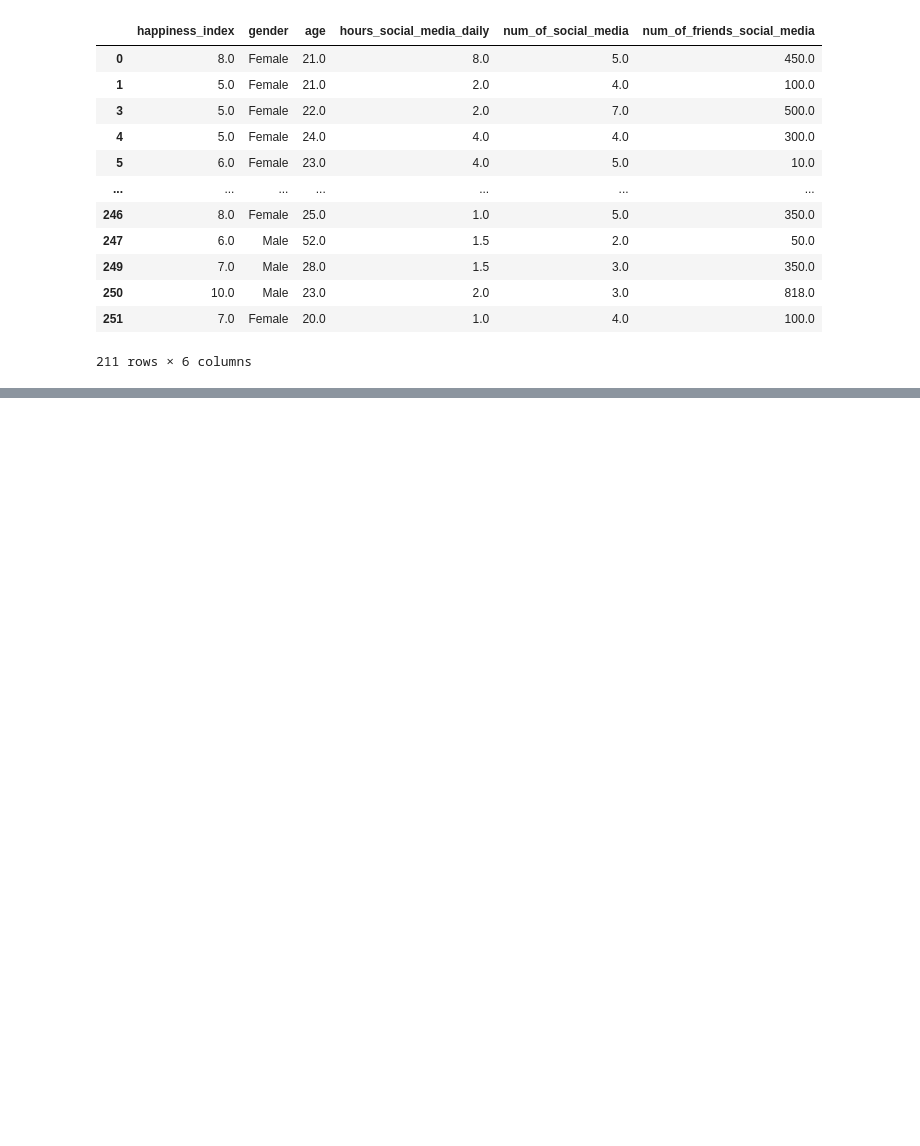
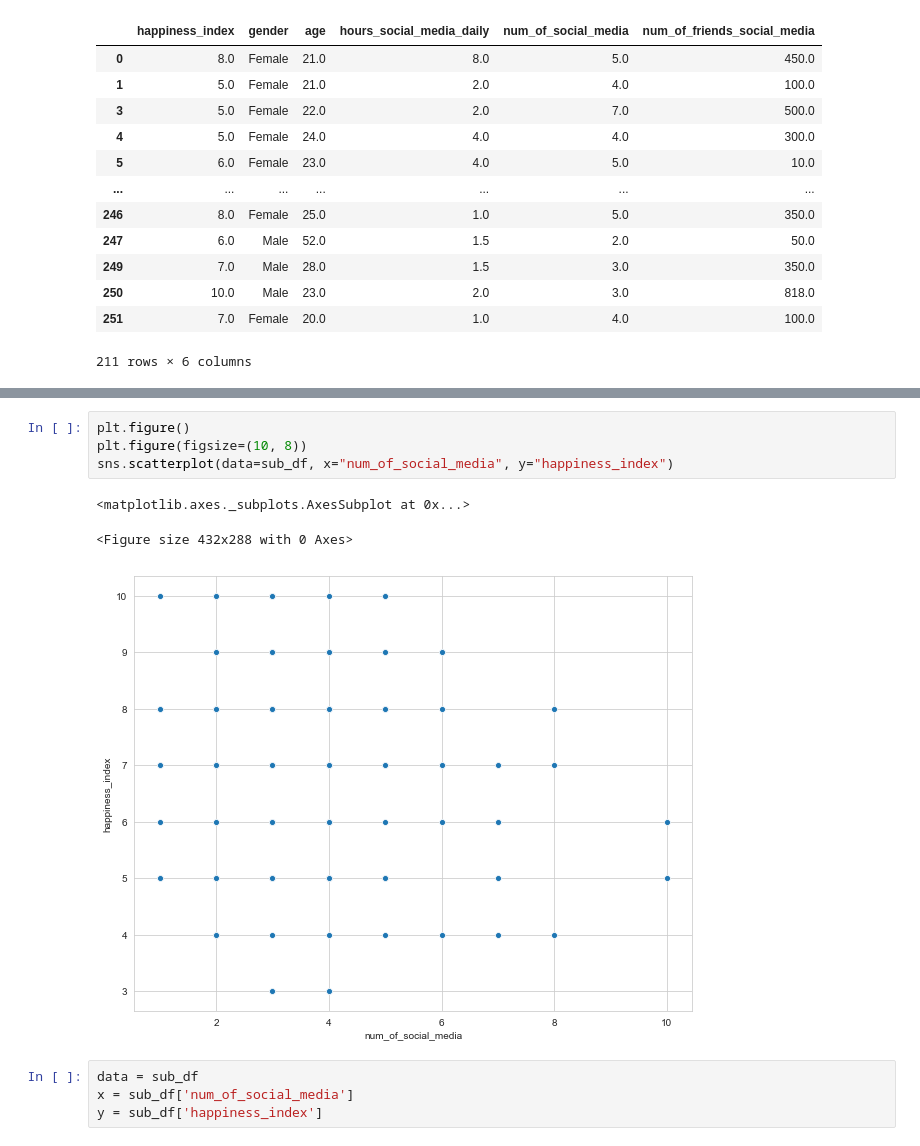
Before and after one commit to AllardQuek/The-pursuit-of-Happiness, a Jupyter notebook: Social_Media_and_Happiness.ipynb, the cells around one changed output, grey strips where cells are left out. Drawn from its saved outputs; the diff is of its cells as text; blank space fills up the shorter version.

```diff
--- a/Social_Media_and_Happiness.ipynb
+++ b/Social_Media_and_Happiness.ipynb
@@ -325,0 +358,12 @@ sub_df
+# %%
+plt.figure()
+plt.figure(figsize=(10, 8))
+sns.scatterplot(data=sub_df, x="num_of_social_media", y="happiness_index")
+# %% [output]
+<matplotlib.axes._subplots.AxesSubplot at 0x...>
+<Figure size 432x288 with 0 Axes>
+[figure, added]
+# %%
+data = sub_df
+x = sub_df['num_of_social_media']
+y = sub_df['happiness_index']
```
Also changed, not shown: parts of 12 cells of this notebook.
